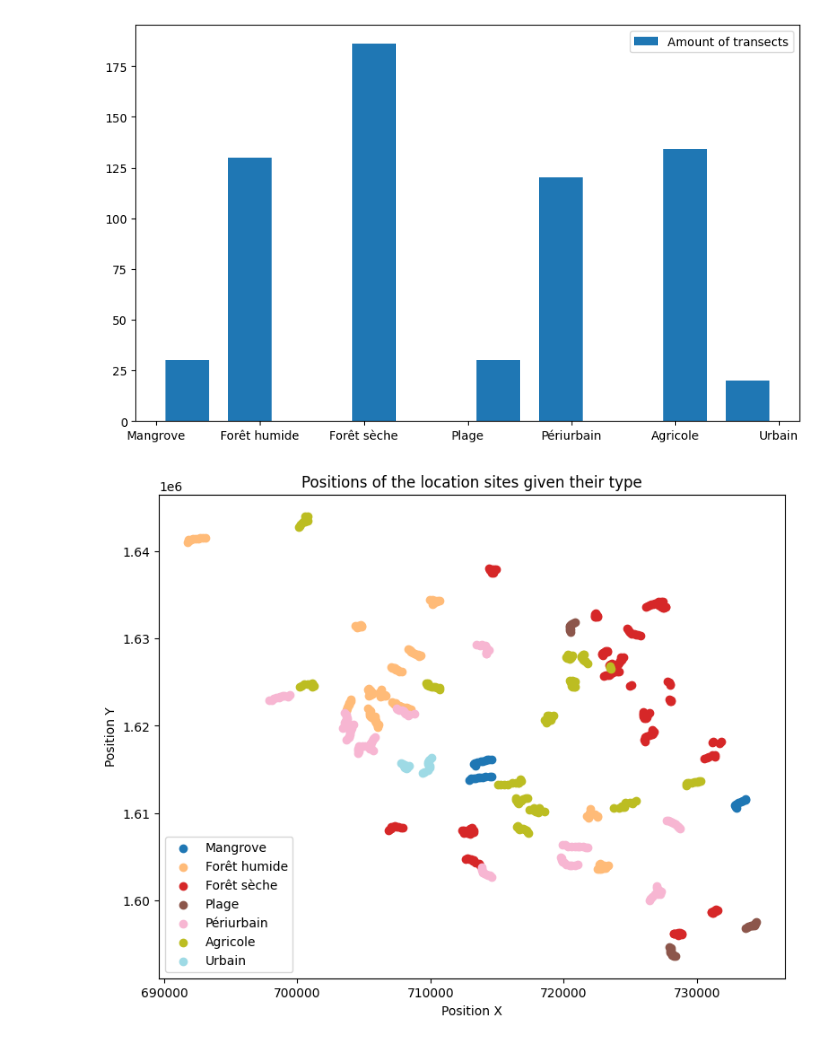
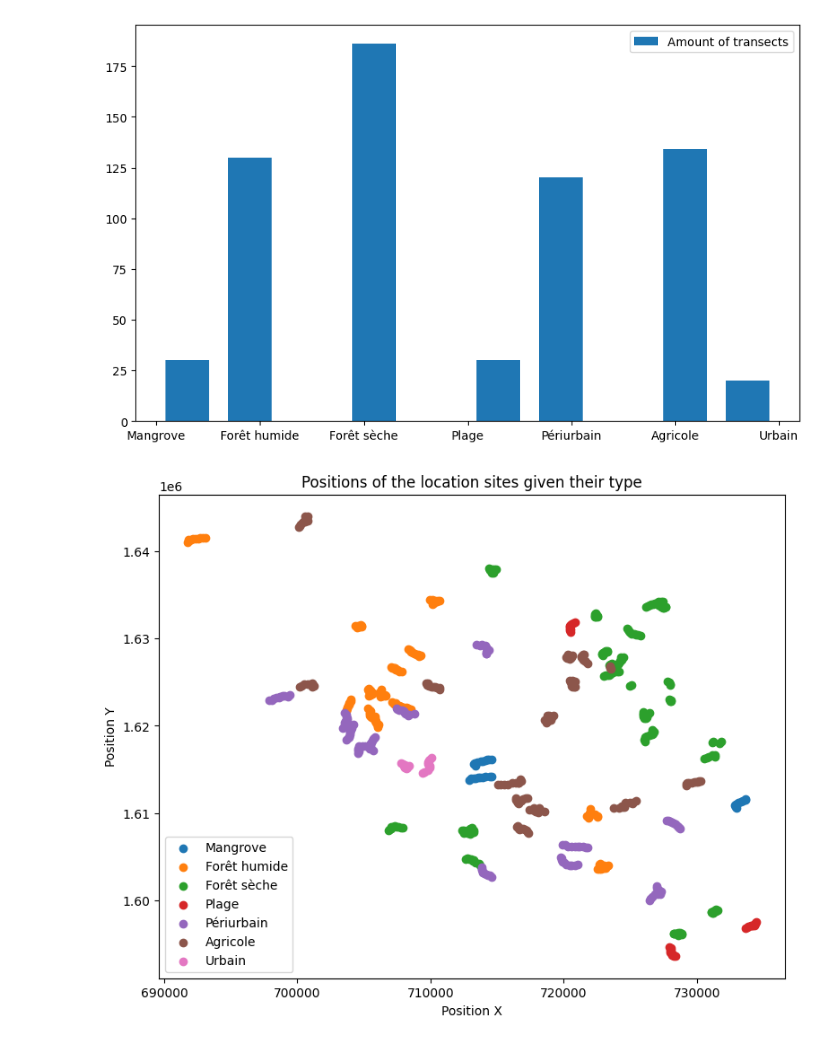
Before and after one commit to baptistepras/birds_biodiversity, a Jupyter notebook: code.ipynb, the cells around one changed output. Drawn from its saved outputs; the diff is of its cells as text; code cells hidden in the pictures.

Commit message:
ajout figures et clean

```diff
--- a/code.ipynb
+++ b/code.ipynb
@@ -125,23 +125,25 @@ plt.show()
 # %%
 
 # Plotting the transects
-
+import matplotlib
 plt.figure(figsize = (9, 7))
 
 
 locationTypes = df_sites["Type"].unique()
-cmap = plt.cm.get_cmap('tab20', len(locationTypes))
+
+
+cmap = matplotlib.colormaps.get_cmap('tab10')
 
 for i, t in enumerate(locationTypes):
     group = df_sites[df_sites["Type"] == t]
     plt.scatter(group["X"], group["Y"], label = t, color = cmap(i))
 
 plt.title("Positions of the location sites given their type")
 plt.xlabel("Position X")
 plt.ylabel("Position Y")
 plt.legend()
 plt.savefig("figures/positions.jpeg")
 plt.show()
 # %% [output]
-[figure, old version]
+[figure, new version]
 # %%
```
Also changed, not shown: parts of 12 cells of this notebook, 5 other files.
